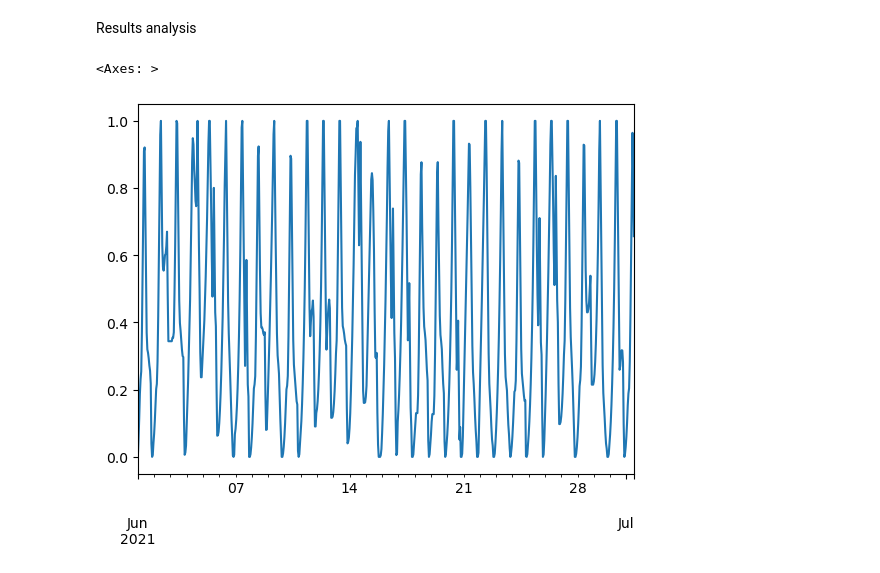
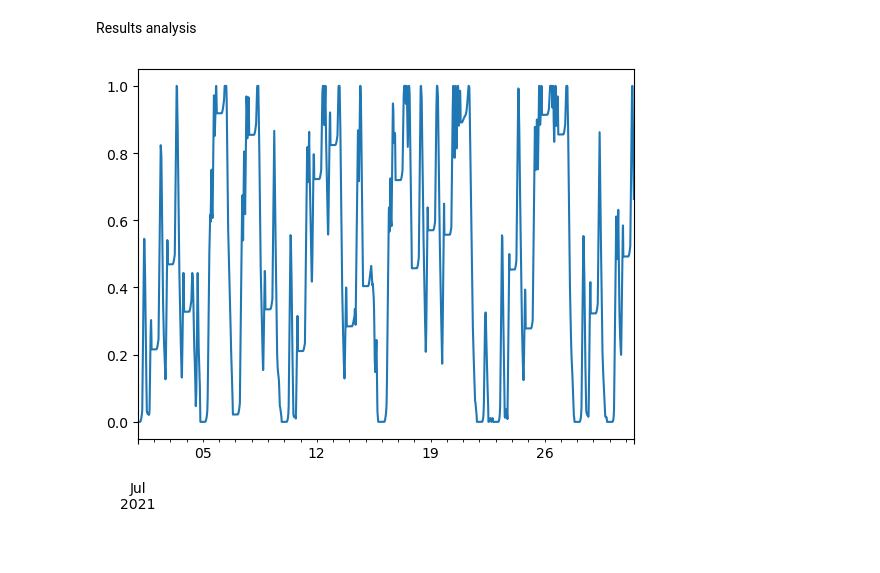
Before and after one commit to KrisCHEN8/PCM_RL-MPC, a Jupyter notebook: results/analysis.ipynb, the cells around one changed output. Cells and saved outputs as stored; diff of their text form; code cells hidden in the pictures.

```diff
--- a/results/analysis.ipynb
+++ b/results/analysis.ipynb
@@ -174,11 +174,12 @@ df_results_15T = pd.read_pickle('./results_15T.pkl')
 #df_results_15T = add_e_and_eer_columns(df_results_15T, hp_15T, load_col='load', T_cond_col='outdoor_temp', rpm_col='rpm')
 #df_results_1H = add_e_and_eer_columns(df_results_1H, hp_1H, load_col='load', T_cond_col='outdoor_temp', rpm_col='rpm')
 # %%
-date_index = pd.date_range(start='2021-06-01 00:00:00', periods=len(df_results_1H), freq='1h')
-df_results_1H.index = date_index
-df_results_1H['EER'] = df_results_1H['Q_cool'] * df_results_1H['EER'] / (df_results_1H['Q_cool']+1e-3)
+date_index = pd.date_range(start='2021-07-01 00:00:00', periods=len(df_results_15T), freq='15min')
+df_results_15T.index = date_index
+df_results_15T['EER'] = df_results_15T['Q_cool'] * df_results_15T['EER'] / (df_results_15T['Q_cool']+1e-3)
+df_results_15T['e_hp'] = df_results_15T['Q_cool'] * df_results_15T['e_hp'] / (df_results_15T['Q_cool']+1e-3)
-# %%
-df_results_1H['soc'].plot()
-# %% [output]
-<Axes: >
-[figure, removed]
+# %%
+df_results_15T['soc'].plot()
+baseline_15T.index = pd.date_range(start='2021-01-01 00:00:00', periods=len(baseline_15T), freq='15min')
+# %% [output]
+[figure, added]
```
Also changed, not shown: parts of 1 cell of this notebook, 12 other files.
